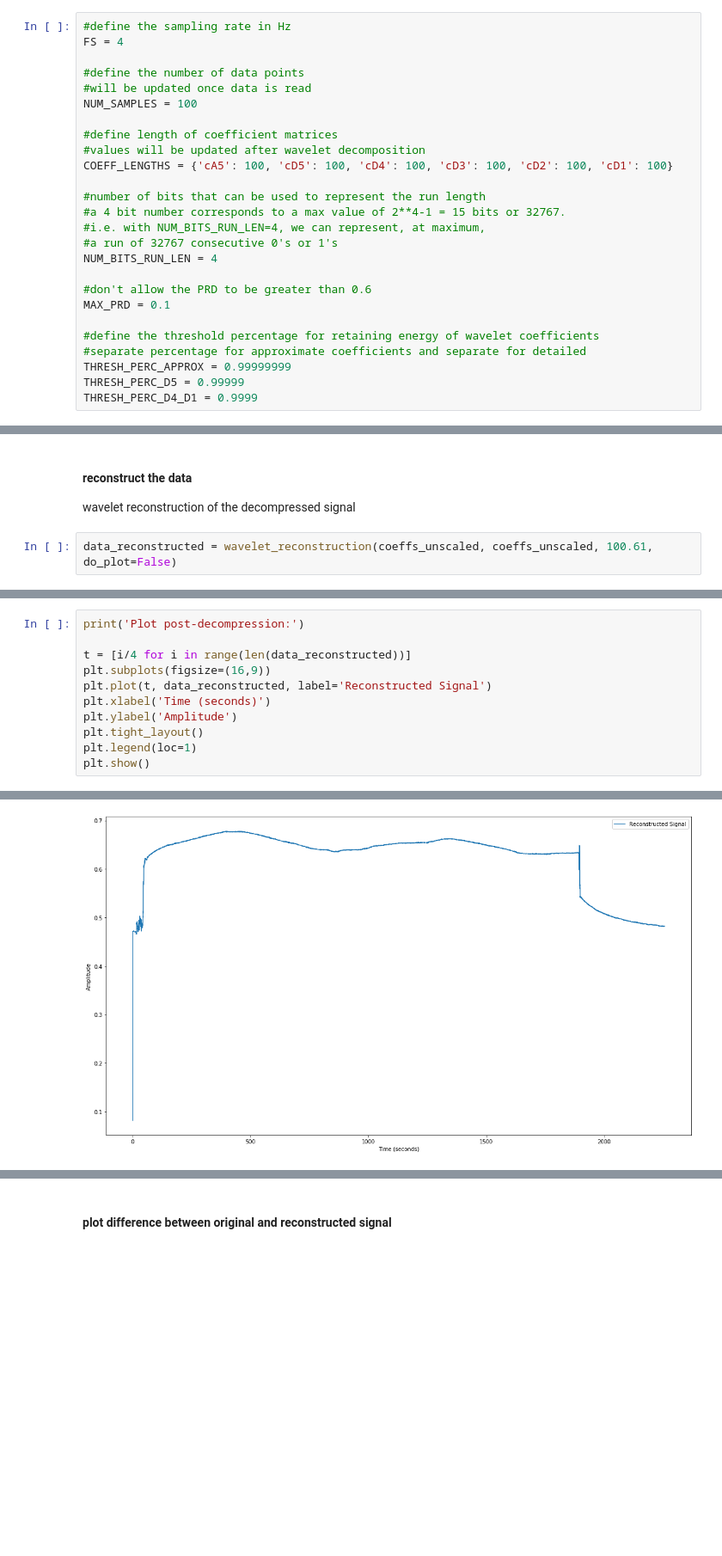
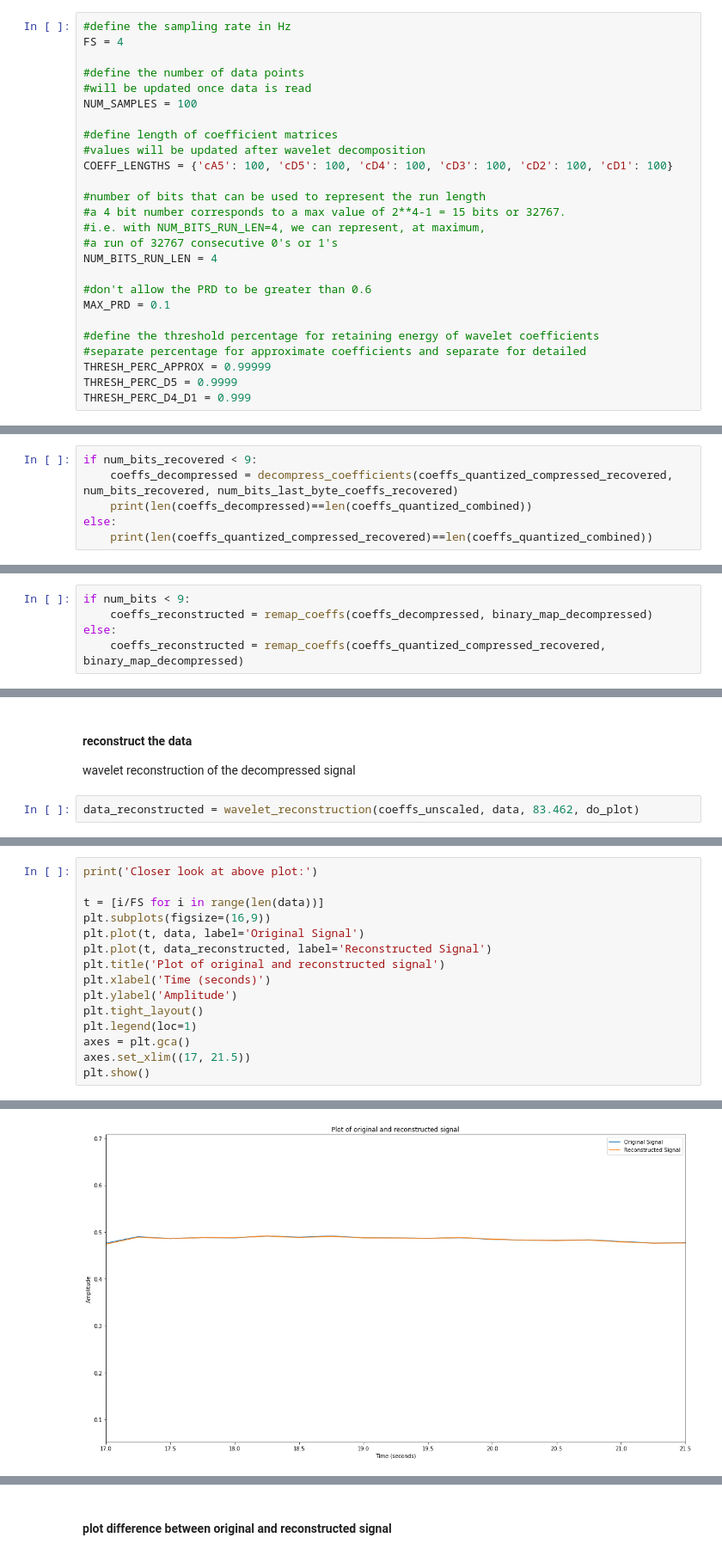
Before and after one commit to DigitalBiomarkerDiscoveryPipeline/Data-Compression-Toolbox, a Jupyter notebook: Joe/wavelet transform/code_wavelet_temp.ipynb, the cells around one changed output, grey strips where cells are left out. Shown at 86% size. Saved outputs shown, nothing was run; the diff lists cells and outputs as text; blank space fills up the shorter version.

```diff
--- a/Joe/wavelet transform/code_wavelet_temp.ipynb
+++ b/Joe/wavelet transform/code_wavelet_temp.ipynb
@@ -37,9 +37,9 @@ MAX_PRD = 0.1
 
 #define the threshold percentage for retaining energy of wavelet coefficients
 #separate percentage for approximate coefficients and separate for detailed
-THRESH_PERC_APPROX = 0.99999999
-THRESH_PERC_D5 = 0.99999
-THRESH_PERC_D4_D1 = 0.9999
+THRESH_PERC_APPROX = 0.99999
+THRESH_PERC_D5 = 0.9999
+THRESH_PERC_D4_D1 = 0.999
 # %% [markdown]
 ## 3. Define functions
 
@@ -963,0 +964,6 @@ NameError: name 'coeffs_quantized_combined' is not defined
+# %%
+if num_bits_recovered < 9:
+    coeffs_decompressed = decompress_coefficients(coeffs_quantized_compressed_recovered, num_bits_recovered, num_bits_last_byte_coeffs_recovered)
+    print(len(coeffs_decompressed)==len(coeffs_quantized_combined))
+else:
+    print(len(coeffs_quantized_compressed_recovered)==len(coeffs_quantized_combined))
@@ -969,3 +975,8 @@ coeffs_reconstructed = remap_coeffs(coeffs_decompressed, binary_map_decompressed
+# %%
+if num_bits < 9:
+    coeffs_reconstructed = remap_coeffs(coeffs_decompressed, binary_map_decompressed)
+else:
+    coeffs_reconstructed = remap_coeffs(coeffs_quantized_compressed_recovered, binary_map_decompressed)
 # %%
 coeffs_reconstructed
 # %% [output]
@@ -995,4 +1006,4 @@ coeffs_unscaled = unscale_coeffs(coeffs_reconstructed, coeffs_reconstructed, sca
 #### reconstruct the data
 wavelet reconstruction of the decompressed signal
 # %%
-data_reconstructed = wavelet_reconstruction(coeffs_unscaled, coeffs_unscaled, 100.61, do_plot=False)
+data_reconstructed = wavelet_reconstruction(coeffs_unscaled, data, 83.462, do_plot)
@@ -999,12 +1013,16 @@ data_reconstructed = wavelet_reconstruction(coeffs_unscaled, coeffs_unscaled, 10
 # %%
-print('Plot post-decompression:')
+print('Closer look at above plot:')
 
-t = [i/4 for i in range(len(data_reconstructed))]
+t = [i/FS for i in range(len(data))]
 plt.subplots(figsize=(16,9))
+plt.plot(t, data, label='Original Signal')
 plt.plot(t, data_reconstructed, label='Reconstructed Signal')
+plt.title('Plot of original and reconstructed signal')
 plt.xlabel('Time (seconds)')
 plt.ylabel('Amplitude')
 plt.tight_layout()
 plt.legend(loc=1)
+axes = plt.gca()
+axes.set_xlim((17, 21.5))
 plt.show()
 # %% [output]
@@ -1012 +1030 @@ Plot post-decompression:
-[figure, old version]
+[figure, new version]
```
Also changed, not shown: parts of 21 cells of this notebook, 1 other file.
